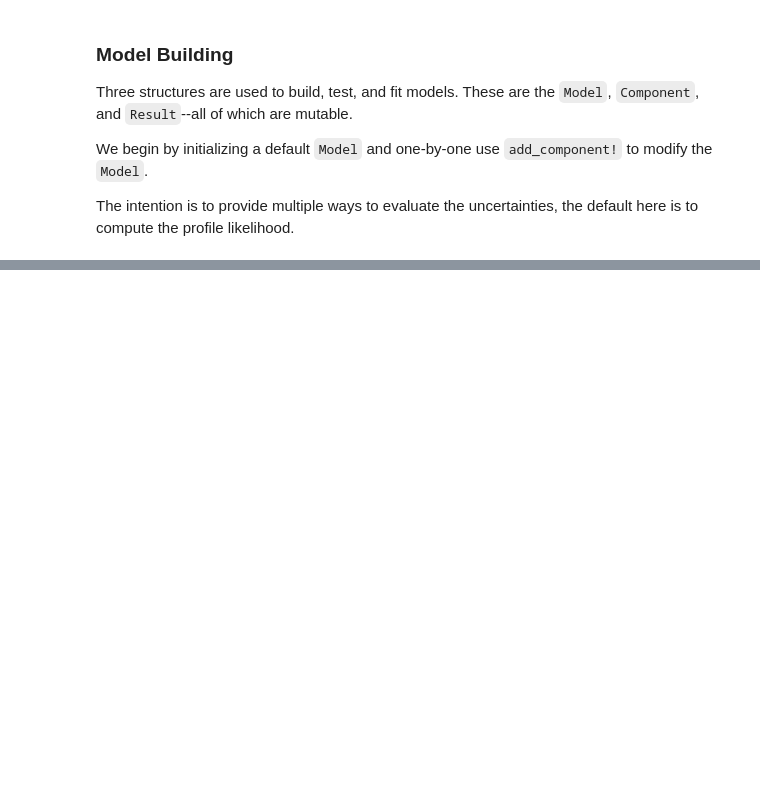
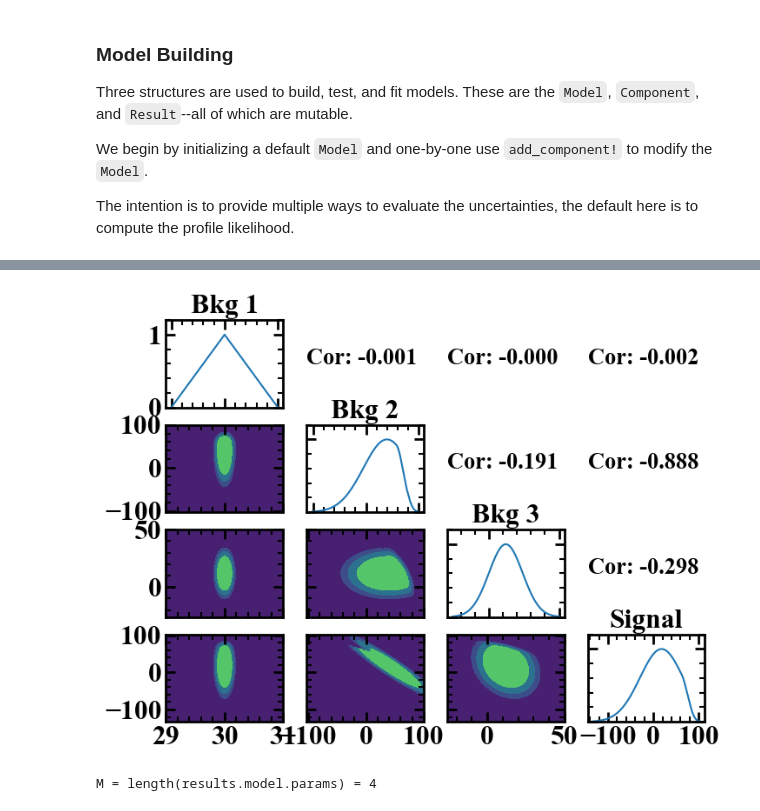
Before and after one commit to MorganAskins/watchfish, a Jupyter notebook: examples/1_Poisson.ipynb, the cells around one changed output, grey strips where cells are left out. Saved outputs shown, nothing was run; the diff lists cells and outputs as text; code cells hidden in the pictures; blank space fills up the shorter version.

```diff
--- a/examples/1_Poisson.ipynb
+++ b/examples/1_Poisson.ipynb
@@ -125,3 +123,8 @@ plt.show()
+# %%
+correlation_plots2(results)
+# %% [output]
+[figure, added]
+M = length(results.model.params) = 4
 # %%
 # Correlation Matrix -- Derive from correlation_plots, store in results
 # %%
```
Also changed, not shown: parts of 4 cells of this notebook, 3 other files.
